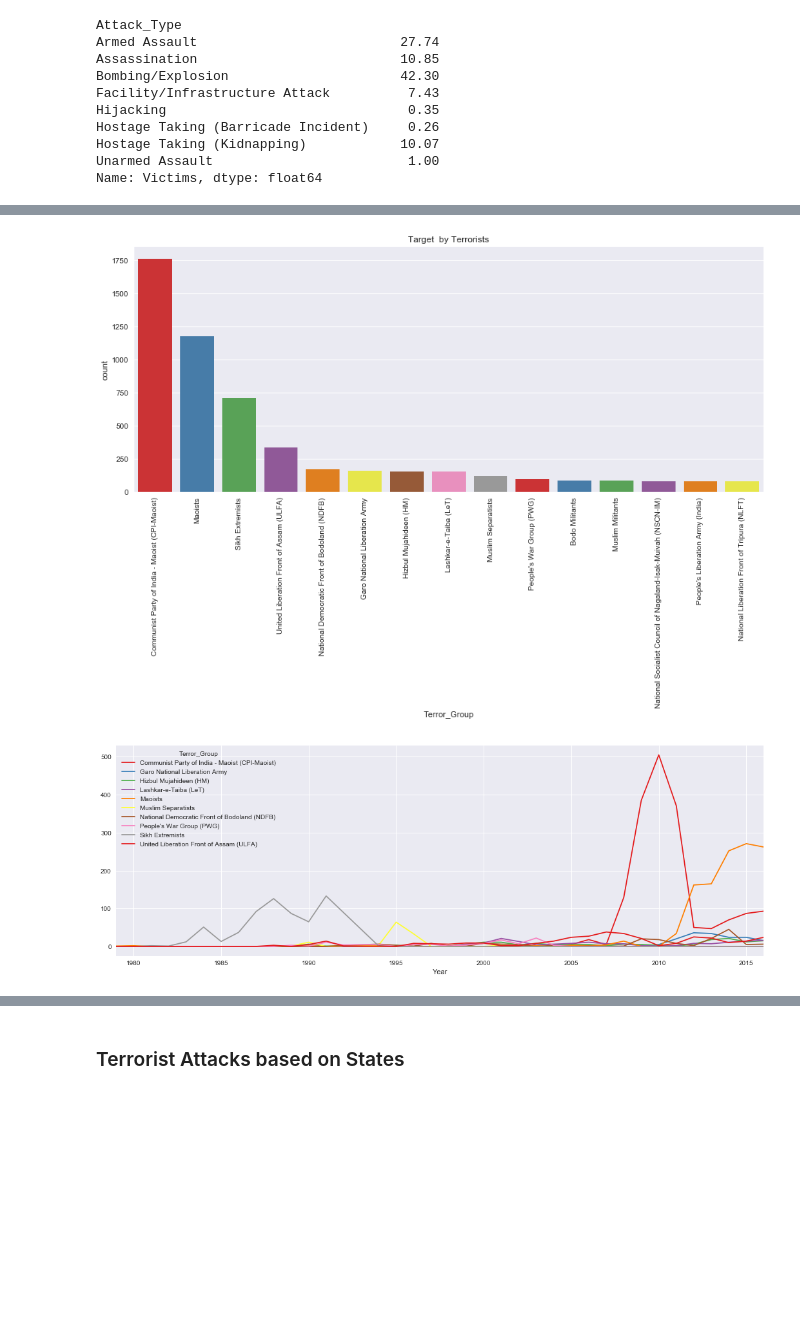
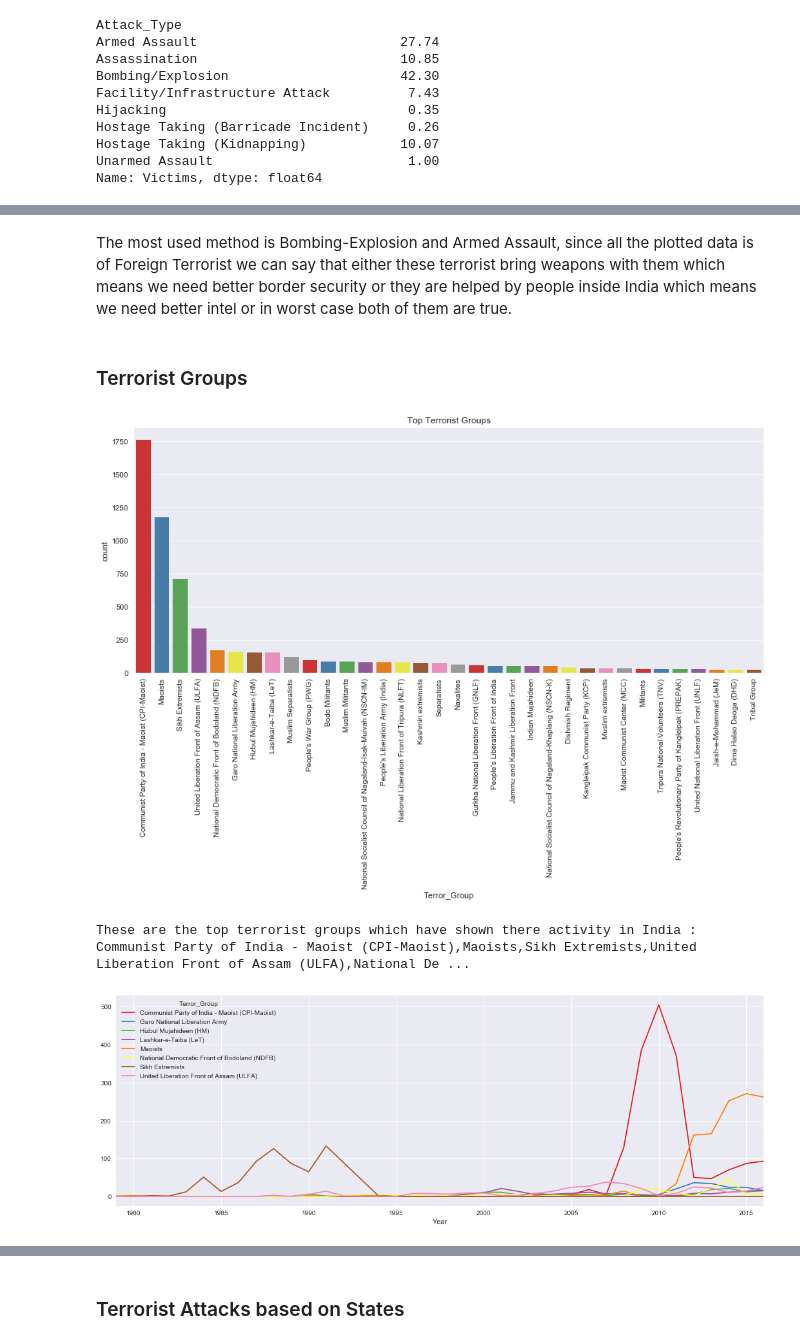
Before and after one commit to llabhishekll/terrorism-data-analysis, a Jupyter notebook: Terrorism in India - Analysis.ipynb, the cells around one changed output, grey strips where cells are left out. Drawn from its saved outputs; the diff is of its cells as text; code cells hidden in the pictures; blank space fills up the shorter version.

```diff
--- a/Terrorism in India - Analysis.ipynb
+++ b/Terrorism in India - Analysis.ipynb
@@ -114,9 +259,18 @@ Indeed, it is true 42 % of all victims are due to Bombing and Explossion.
+# %% [markdown]
+The most used method is Bombing-Explosion and Armed Assault, since all the plotted data is of Foreign Terrorist we can say that either these terrorist bring weapons with them which means we need better border security or they are helped by people inside India which means we need better intel or in worst case both of them are true.
+# %% [markdown]
+### Terrorist Groups
 # %%
 plt.subplots(figsize=(15,6))
-sns.countplot('Terror_Group',data=data, palette='Set1', order= data['Terror_Group'].value_counts().index[:15])
+sns.countplot('Terror_Group',data=data, palette='Set1', order= data['Terror_Group'].value_counts().index[:34])
 plt.xticks(rotation=90)
-plt.title('Target  by Terrorists')
+plt.title('Top Terrorist Groups')
 plt.show()
 # %% [output]
-[figure, old version]
+[figure, new version]
+# %%
+top_list = list(data['Terror_Group'].value_counts().index[:8])
+print("These are the top terrorist groups which have shown there activity in India :",','.join(top_list))
+# %% [output]
+These are the top terrorist groups which have shown there activity in India : Communist Party of India - Maoist (CPI-Maoist),Maoists,Sikh Extremists,United Liberation Front of Assam (ULFA),National De ...
 # %%
@@ -124,8 +278,8 @@ top_terror_group = data[data.Terror_Group.isin(data['Terror_Group'].value_counts
 # %%
-terror_region=pd.crosstab(top_terror_group.Year,top_terror_group.Terror_Group)
+terror_region=pd.crosstab(top_group.Year,top_group.Terror_Group)
 terror_region.plot(color=sns.color_palette('Set1',18))
 fig=plt.gcf()
 fig.set_size_inches(18,6)
 plt.show()
 # %% [output]
-[figure, old version]
+[figure, new version]
```
Also changed, not shown: parts of 58 cells of this notebook.
